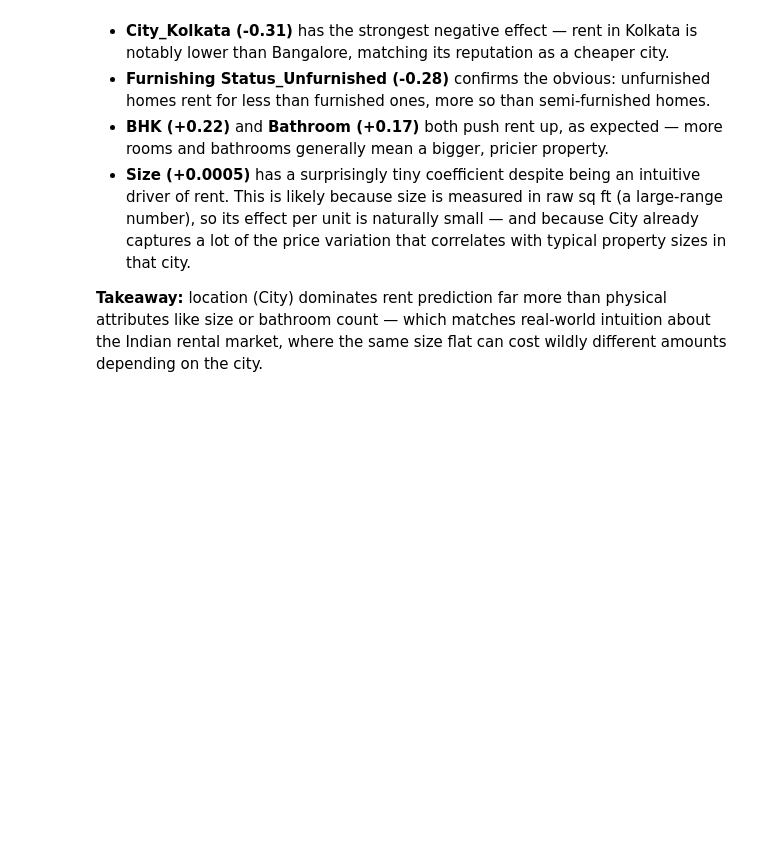
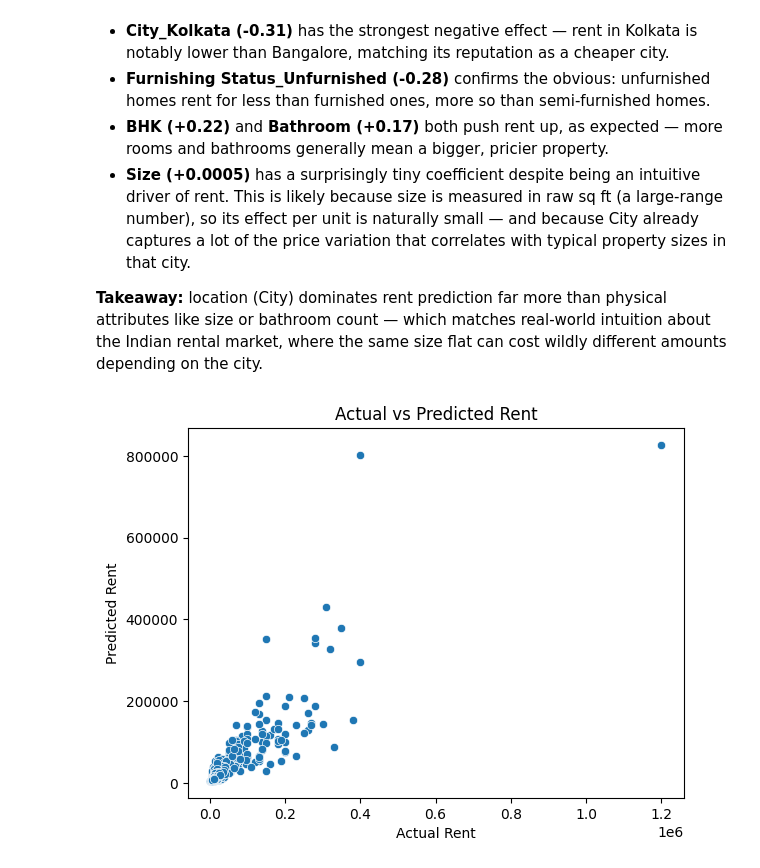
Before and after one commit to riddhikale/ml-portfolio, a Jupyter notebook: regression/simple_linear_regression.ipynb, the cells around one changed output. Cells and saved outputs as stored; diff of their text form; code cells hidden in the pictures; blank space fills up the shorter version.

Commit message:
visualize rents after inverse transformation

```diff
--- a/regression/simple_linear_regression.ipynb
+++ b/regression/simple_linear_regression.ipynb
@@ -403,3 +404,11 @@ standalone value.
 attributes like size or bathroom count — which matches real-world intuition
 about the Indian rental market, where the same size flat can cost wildly
 different amounts depending on the city.
+# %%
+sns.scatterplot(x=y_test_actual, y=y_pred_actual)
+plt.xlabel("Actual Rent")
+plt.ylabel("Predicted Rent")
+plt.title("Actual vs Predicted Rent")
+plt.show()
+# %% [output]
+[figure, added]
```
Also changed, not shown: parts of 1 cell of this notebook.
